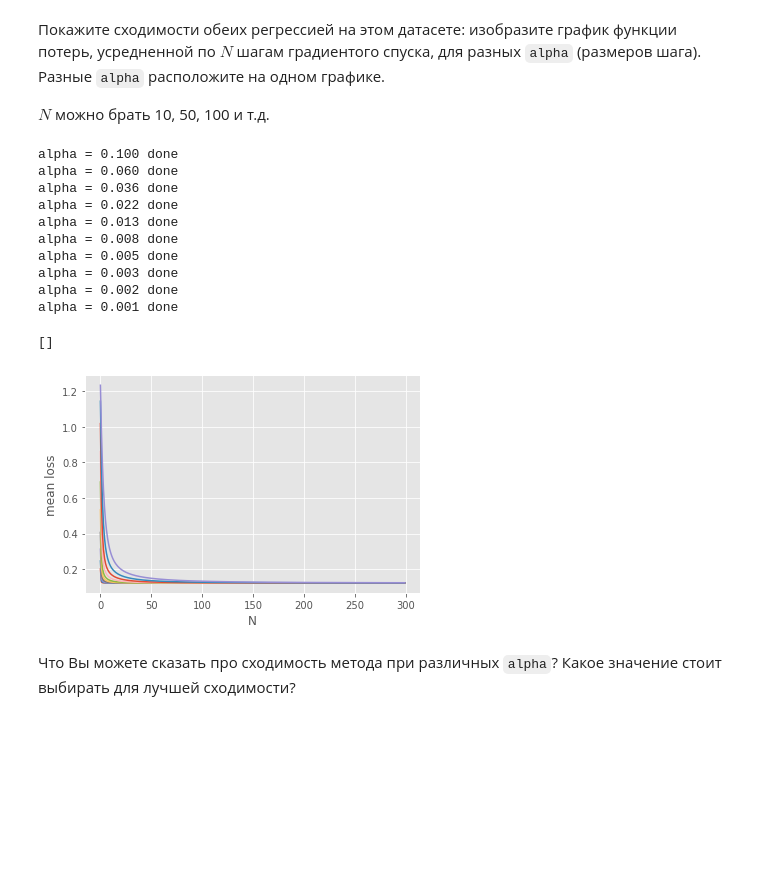
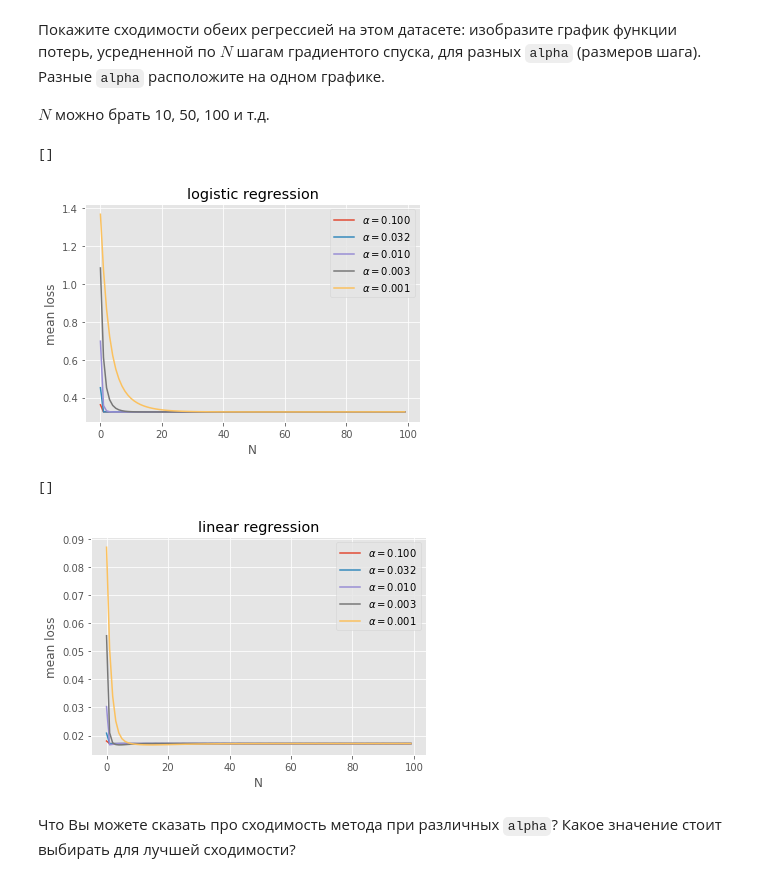
Before and after one commit to LevKats/ml1.sphere, a Jupyter notebook: 2019-09/hw2/kats_hw2.ipynb, the cells around one changed output. Saved outputs shown, nothing was run; the diff lists cells and outputs as text; code cells hidden in the pictures; blank space fills up the shorter version.

```diff
--- a/2019-09/hw2/kats_hw2.ipynb
+++ b/2019-09/hw2/kats_hw2.ipynb
@@ -433,10 +437,10 @@ class MySGDClassifier(BaseEstimator, ClassifierMixin):
         y_batch - вектор ответов по батчу
         Не забудте тип модели (линейная или логистическая регрессия)!
         """
-        reg = 1.0 / self.C * np.linalg.norm(self.weight)
         assert X_batch.shape[0] == y_batch.shape[0], ("array sizes"
                                                       "must be equal")
         n_samples = X_batch.shape[0]
+        reg = 1.0 / self.C * np.linalg.norm(self.weight)
 
         if self.model_type == "lin_reg":
             mse = 1.0 / n_samples * np.linalg.norm(
@@ -465,15 +469,17 @@ class MySGDClassifier(BaseEstimator, ClassifierMixin):
         assert X_batch.shape[0] == y_batch.shape[0], ("array sizes"
                                                       "must be equal")
         n_samples = X_batch.shape[0]
+        weight_filter = np.hstack(([0], np.ones(self.weight.shape[0] - 1)))
+        reg_term = 2.0 / self.C * (weight_filter * self.weight)
 
         if self.model_type == "lin_reg":
             return 2.0 / n_samples * np.dot(
                 X_batch.T, np.dot(X_batch, self.weight) - y_batch
-            ) + 2.0 / self.C * self.weight
+            ) + reg_term
         elif self.model_type == "log_reg":
             return 1.0 / n_samples * np.dot(
                 X_batch.T, sigmoid(np.dot(X_batch, self.weight)) - y_batch
-            ) + 2.0 / self.C * self.weight
+            ) + reg_term
         else:
             raise RuntimeError(
                 "unsupported model_type {}".format(self.model_type)
@@ -616,36 +618,53 @@ $N$ можно брать 10, 50, 100 и т.д.
 # %%
-for alpha in np.logspace(-1, -3, 10):
+for alpha in np.logspace(-1, -3, 5):
     clf = MySGDClassifier(
         partial(batch_generator, batch_size=400, shuffle=True),
-        model_type="log_reg", max_epoch=300, C=100, alpha=alpha
+        model_type="log_reg", max_epoch=100, C=10, alpha=alpha
     )
     clf.fit(X, y)
     seq = zip(clf.errors_log["iter"], clf.errors_log["loss"])
 
     groups = []
     ls = sorted(seq, key=itemgetter(0))
     for k, g in groupby(ls, key=itemgetter(0)):
         groups.append(list(map(itemgetter(1), g)))
     ar = np.array(groups)
-    plt.plot(ar.mean(axis=0))
-    print("alpha = {:.3f} done".format(alpha))
+    plt.plot(ar.mean(axis=0), label=r"$\alpha = {:.3f}$".format(alpha))
+    # print("alpha = {:.3f} done".format(alpha))
 
+plt.title("logistic regression")
 plt.xlabel("N")
 plt.ylabel("mean loss")
+plt.legend()
 plt.plot()
 # %% [output]
-alpha = 0.100 done
-alpha = 0.060 done
-alpha = 0.036 done
-alpha = 0.022 done
-alpha = 0.013 done
-alpha = 0.008 done
-alpha = 0.005 done
-alpha = 0.003 done
-alpha = 0.002 done
-alpha = 0.001 done
+[]
-[]
-[figure, old version]
+[figure, new version]
+# %%
+for alpha in np.logspace(-1, -3, 5):
+    clf = MySGDClassifier(
+        partial(batch_generator, batch_size=400, shuffle=True),
+        model_type="lin_reg", max_epoch=100, C=100, alpha=alpha
+    )
+    clf.fit(X, y)
+    seq = zip(clf.errors_log["iter"], clf.errors_log["loss"])
+
+    groups = []
+    ls = sorted(seq, key=itemgetter(0))
+    for k, g in groupby(ls, key=itemgetter(0)):
+        groups.append(list(map(itemgetter(1), g)))
+    ar = np.array(groups)
+    plt.plot(ar.mean(axis=0), label=r"$\alpha = {:.3f}$".format(alpha))
+    # print("alpha = {:.3f} done".format(alpha))
+
+plt.title("linear regression")
+plt.xlabel("N")
+plt.ylabel("mean loss")
+plt.legend()
+plt.plot()
+# %% [output]
+[]
+[figure, added]
 # %% [markdown]
 Что Вы можете сказать про сходимость метода при различных `alpha`? Какое значение стоит выбирать для лучшей сходимости?
 # %% [markdown]
```
Also changed, not shown: parts of 13 cells of this notebook, 3 other files.
